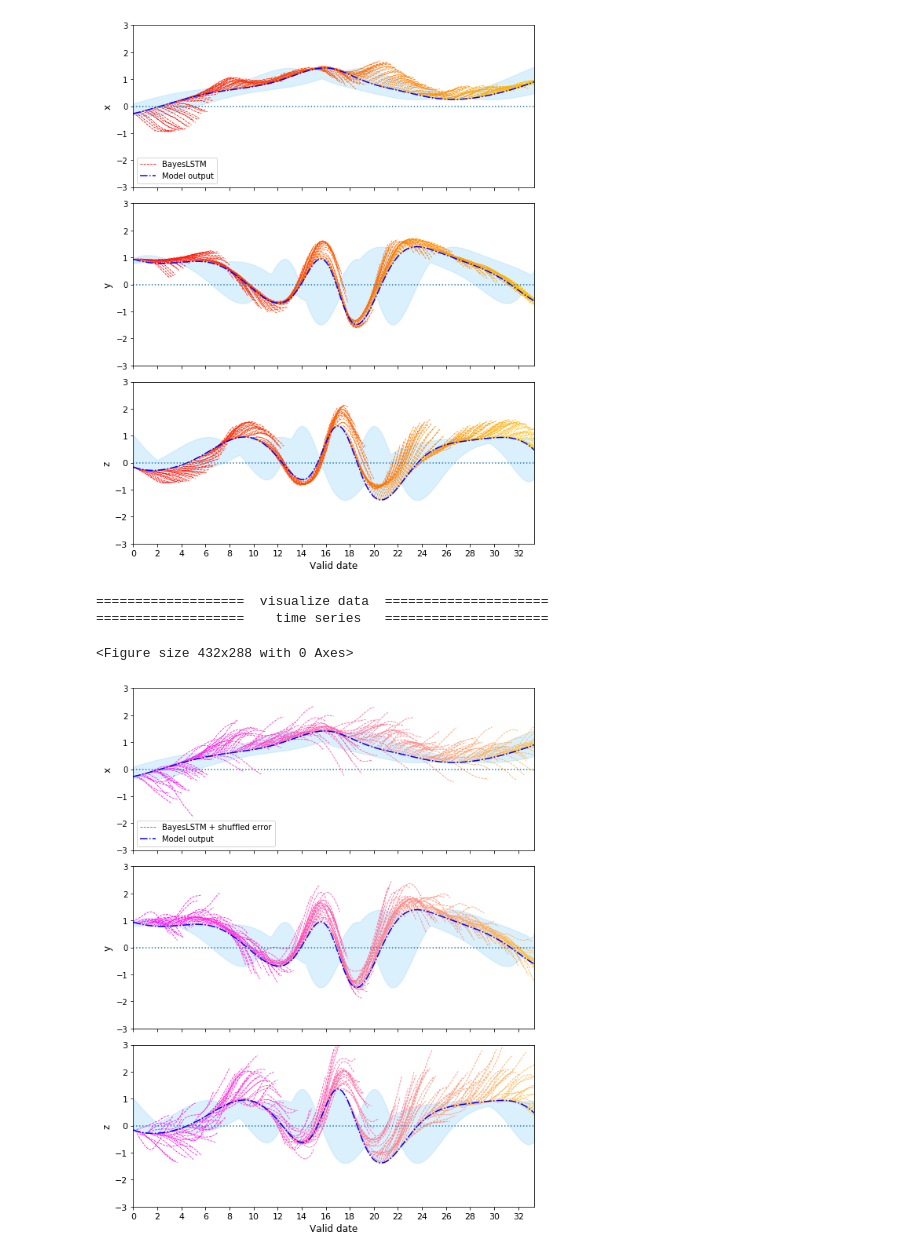
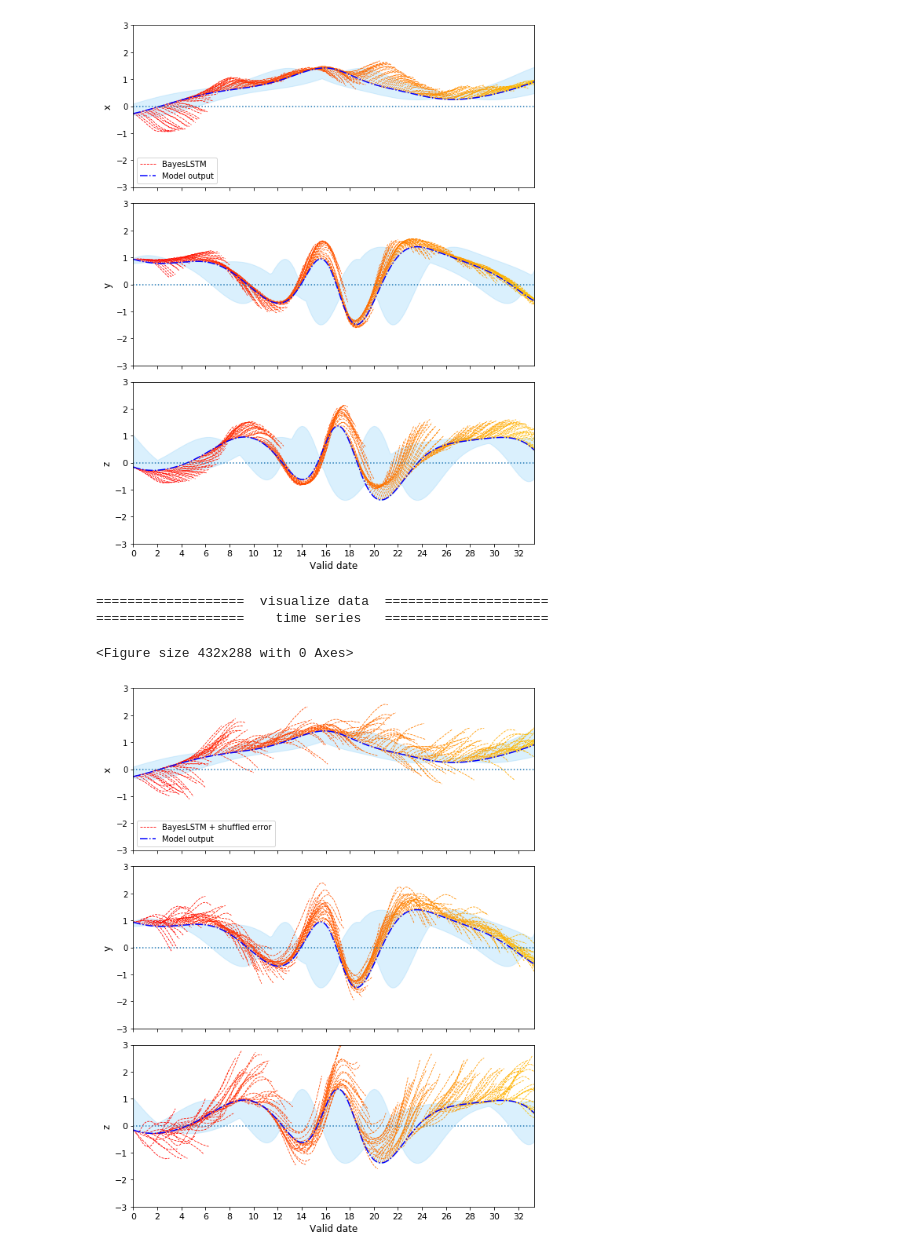
Before and after one commit to geek-yang/DeepArctic, a Jupyter notebook: BayesMap/Lorenz84/paperFigs/review/Lorens84_BayesLSTM_error_state_dependency.ipynb, the cells around one changed output. Saved outputs shown, nothing was run; the diff lists cells and outputs as text; code cells hidden in the pictures.

Commit message:
analysis forecast against forecast median plus shuffled error

```diff
--- a/BayesMap/Lorenz84/paperFigs/review/Lorens84_BayesLSTM_error_state_dependency.ipynb
+++ b/BayesMap/Lorenz84/paperFigs/review/Lorens84_BayesLSTM_error_state_dependency.ipynb
@@ -380,7 +380,8 @@ a_ex = [0.2500010 : 0.2499990] **~0.0004%**<br>
     print ('===================    time series   =====================')
     # target lead steps 6, 18, 42, 60
     colormap1=cm.autumn(range(test_len))
-    colormap2=cm.spring(range(test_len))
+    #colormap2=cm.spring(range(test_len))
+    colormap2=cm.autumn(range(test_len))
 
     display_upto = 18
 
@@ -428,7 +429,7 @@ a_ex = [0.2500010 : 0.2499990] **~0.0004%**<br>
     for i in range(test_len):
         if i == 0:
             ax1.plot(index[i:i+display_upto+1], predictand_root[4, 0, i, :display_upto+1] * (x_max - x_min) + x_min,
-                     color=colormap1[i], linestyle='dashed', linewidth = 0.8, label="BayesLSTM")
+                     color=colormap1[i], linestyle='dashed', linewidth = 0.8, label="BayesLSTM forecast")
         else:
             ax1.plot(index[i:i+display_upto+1], predictand_root[4, 0, i, :display_upto+1] * (x_max - x_min) + x_min,
                      color=colormap1[i], linestyle='dashed', linewidth = 0.8)
@@ -523,7 +524,7 @@ a_ex = [0.2500010 : 0.2499990] **~0.0004%**<br>
     for i in range(test_len):
         if i == 0:
             ax1.plot(index[i:i+display_upto+1], predictand_median_root[0, i, :display_upto+1] * (x_max - x_min) + x_min + predictand_median_error_root[0, i, :display_upto+1],
-                     color=colormap2[i], linestyle='dashed', linewidth = 0.8, label="BayesLSTM + shuffled error")
+                     color=colormap2[i], linestyle='dashed', linewidth = 0.8, label="BayesLSTM forecast median \n plus shuffled error")
         else:
             ax1.plot(index[i:i+display_upto+1], predictand_median_root[0, i, :display_upto+1] * (x_max - x_min) + x_min + predictand_median_error_root[0, i, :display_upto+1],
                      color=colormap2[i], linestyle='dashed', linewidth = 0.8)
@@ -543,31 +544,31 @@ a_ex = [0.2500010 : 0.2499990] **~0.0004%**<br>
 
     ax1.set_ylim(-3, 3)
     ax2.set_ylim(-3, 3)
     ax3.set_ylim(-3, 3)
 
     ax1.set_xlim(0, test_len)
     ax2.set_xlim(0, test_len)
     ax3.set_xlim(0, test_len)
 
     ax1.legend(frameon=True, loc=3, prop={'size': 10.0}, ncol=1)
     #ax2.legend(frameon=True, loc=3, prop={'size': 7.5}, ncol=5)
     #ax3.legend(frameon=True, loc=3, prop={'size': 7.5}, ncol=5)
 
     ax1.set_ylabel("x", fontsize=12)
     ax2.set_ylabel("y", fontsize=12)
     ax3.set_ylabel("z", fontsize=12)
 
     plt.xlabel("Valid date", fontsize=12)
 
     plt.xticks(np.arange(0,test_len+1,12),np.arange(0,test_len//6+1,2),fontsize=11)
     plt.yticks(fontsize=11)
 
     plt.tight_layout()
 
     plt.show()
     fig22.savefig(os.path.join(output_path,'BayesLSTM_forecast_lorenz84_series_shuffle_error_onlyOne_leadTime{}.png'.format(display_upto)),dpi=150)
 # %% [output]
 ===================  visualize data  =====================
 ===================    time series   =====================
 <Figure size 432x288 with 0 Axes>
-[figure, old version]
+[figure, new version]
```
Also changed, not shown: parts of 11 cells of this notebook, 3 other files.
